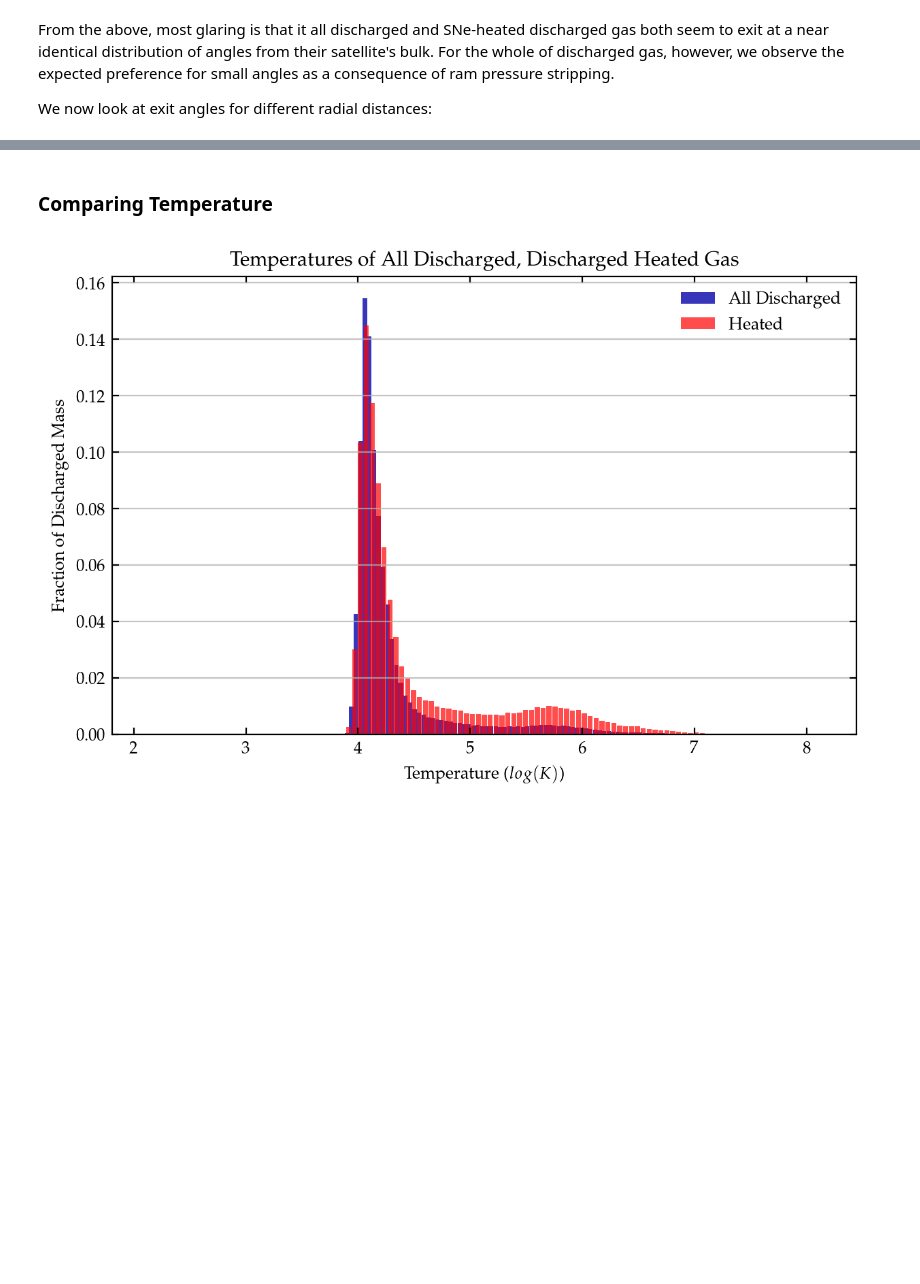
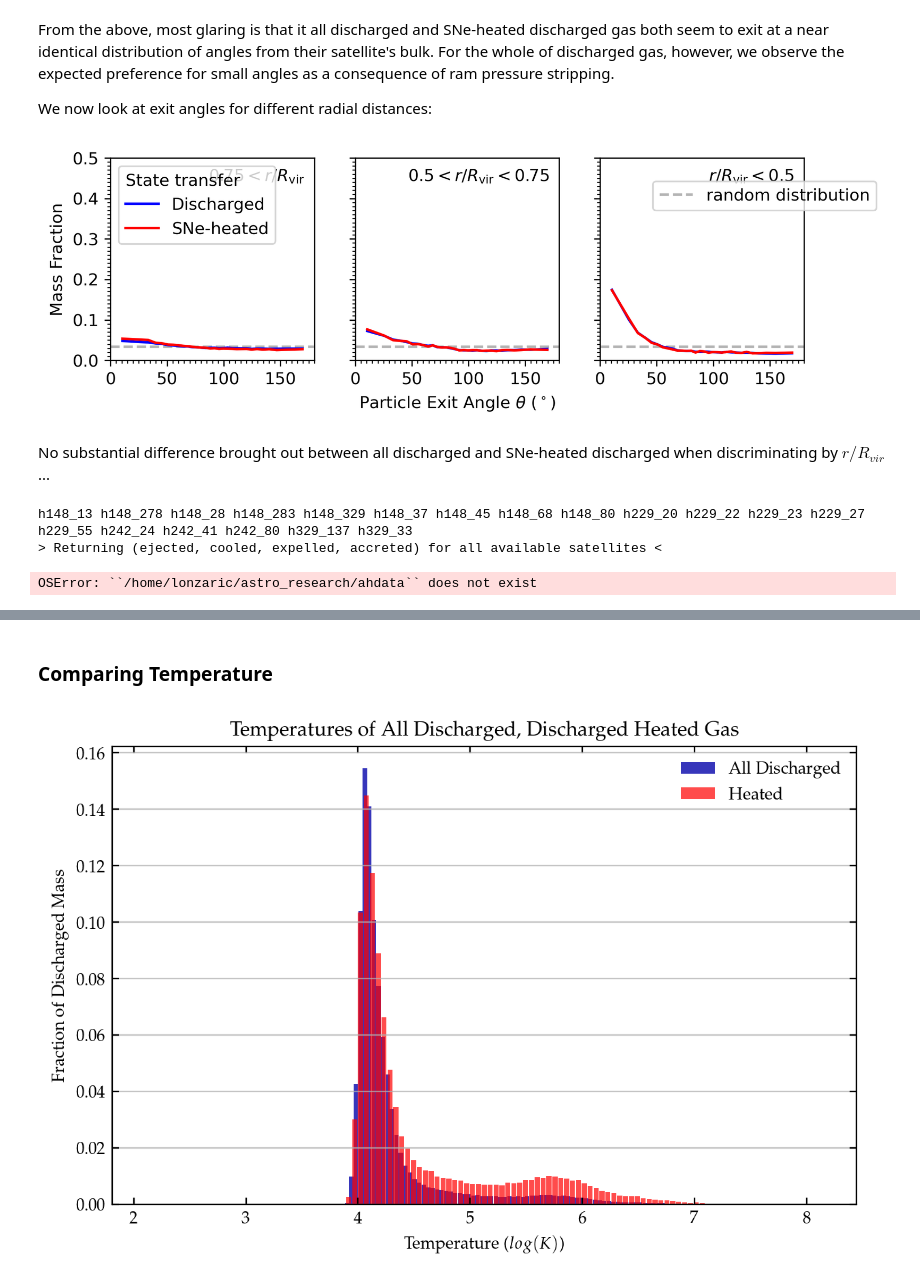
Before and after one commit to leoglonz/Astro_map, a Jupyter notebook: StellarFeedback_p1.ipynb, the cells around one changed output, grey strips where cells are left out. Saved outputs shown, nothing was run; the diff lists cells and outputs as text; code cells hidden in the pictures; blank space fills up the shorter version.

```diff
--- a/StellarFeedback_p1.ipynb
+++ b/StellarFeedback_p1.ipynb
@@ -606,75 +621,102 @@ From the above, most glaring is that it all discharged and SNe-heated discharged
 
 We now look at exit angles for different radial distances:
 # %%
-sat_pos = np.array([np.array(ejected.sat_Xc), np.array(ejected.sat_Yc), np.array(ejected.sat_Zc)]).T
-host_pos = np.array([np.array(ejected.host_Xc), np.array(ejected.host_Yc), np.array(ejected.host_Zc)]).T
+sat_pos = np.array([np.array(discharged.sat_Xc), np.array(discharged.sat_Yc), np.array(discharged.sat_Zc)]).T
+host_pos = np.array([np.array(discharged.host_Xc), np.array(discharged.host_Yc), np.array(discharged.host_Zc)]).T
 pos_rel = (sat_pos - host_pos)
 pos_mag1 = np.sqrt(pos_rel[:,0]**2 + pos_rel[:,1]**2 + pos_rel[:,2]**2)
-pos_mag1 /= np.array(ejected.hostRvir)
+pos_mag1 /= np.array(discharged.hostRvir)
 
-sat_pos = np.array([np.array(expelled.sat_Xc), np.array(expelled.sat_Yc), np.array(expelled.sat_Zc)]).T
-host_pos = np.array([np.array(expelled.host_Xc), np.array(expelled.host_Yc), np.array(expelled.host_Zc)]).T
+sat_pos = np.array([np.array(heated.sat_Xc), np.array(heated.sat_Yc), np.array(heated.sat_Zc)]).T
+host_pos = np.array([np.array(heated.host_Xc), np.array(heated.host_Yc), np.array(heated.host_Zc)]).T
 pos_rel = (sat_pos - host_pos)
 pos_mag2 = np.sqrt(pos_rel[:,0]**2 + pos_rel[:,1]**2 + pos_rel[:,2]**2)
-pos_mag2 /= np.array(expelled.hostRvir)
+pos_mag2 /= np.array(heated.hostRvir)
 
 fig,ax = plt.subplots(1,3, dpi=300, figsize=(7.5,2.2), sharey=True)
 
 # leftmost ax will be r > 0.75
 ax[0].annotate(r'$0.75 < r/R_{\rm vir}$',(0.95,0.95),xycoords='axes fraction',ha='right',va='top')
 cond = pos_mag1 >= 0.75
-y1, bins = np.histogram(ejected.angle[cond], bins=bins, weights=ejected.mass[cond]/np.sum(ejected.mass[cond]))
-l1 = r'Ejected particles'
-ax[0].plot(bincenters, y1, label=l1, color='r')
+y1, bins = np.histogram(discharged.angle[cond], bins=bins, weights=discharged.mass[cond]/np.sum\
+    (discharged.mass[cond]))
+l1 = r'Discharged'
+ax[0].plot(bincenters, y1, label=l1, color='b')
 
 cond = pos_mag2 > 0.75
-y2, bins = np.histogram(expelled.angle[cond], bins=bins, weights=expelled.mass[cond]/np.sum(expelled.mass[cond]))
-l2 = r'Expelled particles'
-ax[0].plot(bincenters, y2, label=l2, color='b')
+y2, bins = np.histogram(heated.angle[cond], bins=bins, weights=heated.mass[cond]/np.sum(heated.mass[cond]))
+l2 = r'SNe-heated'
+ax[0].plot(bincenters, y2, label=l2, color='r')
 
 
 # middle ax will be 0.5 < r < 0.75
 ax[1].annotate(r'$0.5 < r/R_{\rm vir} < 0.75$',(0.95,0.95),xycoords='axes fraction',ha='right',va='top')
 cond = (pos_mag1 >= 0.5) & (pos_mag1 < 0.75)
-y1, bins = np.histogram(ejected.angle[cond], bins=bins, weights=ejected.mass[cond]/np.sum(ejected.mass[cond]))
-ax[1].plot(bincenters, y1, color='r')
+y1, bins = np.histogram(discharged.angle[cond], bins=bins, weights=discharged.mass[cond]/np.sum\
+    (discharged.mass[cond]))
+ax[1].plot(bincenters, y1, color='b')
 
 cond = (pos_mag2 >= 0.5) & (pos_mag2 < 0.75)
-y2, bins = np.histogram(expelled.angle[cond], bins=bins, weights=expelled.mass[cond]/np.sum(expelled.mass[cond]))
-ax[1].plot(bincenters, y2, color='b')
+y2, bins = np.histogram(heated.angle[cond], bins=bins, weights=heated.mass[cond]/np.sum(heated.mass[cond]))
+ax[1].plot(bincenters, y2, color='r')
 
 
 # rightmost ax will be r < 0.5
 ax[2].annotate(r'$r/R_{\rm vir} < 0.5$',(0.95,0.95),xycoords='axes fraction',ha='right',va='top')
 cond = pos_mag1 < 0.5
-y1, bins = np.histogram(ejected.angle[cond], bins=bins, weights=ejected.mass[cond]/np.sum(ejected.mass[cond]))
-ax[2].plot(bincenters, y1, color='r')
+y1, bins = np.histogram(discharged.angle[cond], bins=bins, weights=discharged.mass[cond]/np.sum\
+    (discharged.mass[cond]))
+ax[2].plot(bincenters, y1, color='b')
 
 cond = pos_mag2 < 0.5
-y2, bins = np.histogram(expelled.angle[cond], bins=bins, weights=expelled.mass[cond]/np.sum(expelled.mass[cond]))
-ax[2].plot(bincenters, y2, color='b')
+y2, bins = np.histogram(heated.angle[cond], bins=bins, weights=heated.mass[cond]/np.sum(heated.mass[cond]))
+ax[2].plot(bincenters, y2, color='r')
 
 
 # plot the line that represents a random distribution
 percent = 1/N
 ax[0].plot([0,180],[percent,percent],linestyle='--',color='0.7',zorder=-1)
 ax[1].plot([0,180],[percent,percent],linestyle='--',color='0.7',zorder=-1)
 ax[2].plot([0,180],[percent,percent],linestyle='--',color='0.7',zorder=-1, label='random distribution')
 
 # add legends
 leg1 = ax[0].legend(title='State transfer', loc='upper left')
 leg1._legend_box.align = 'left'
 ax[2].legend(loc=(0.26,0.74))
 
 # labels and ticks and such
 ax[1].set_xlabel(r'Particle Exit Angle $\theta$ ($^\circ$)')
-ax[0].set_ylabel('Mass fraction')
+ax[0].set_ylabel('Mass Fraction')
 for a in ax:
     a.set_xlim(0,180)
     a.set_ylim(0,0.5)
 
     a.xaxis.set_minor_locator(mpl.ticker.MultipleLocator(5))
     a.yaxis.set_minor_locator(mpl.ticker.MultipleLocator(0.01))
 
 # plt.savefig('plots/theta_allsats_byR.pdf')
 plt.show()
+# %% [output]
+[figure, added]
+# %% [markdown]
+No substantial difference brought out between all discharged and SNe-heated discharged when discriminating by $r/R_{vir}$...
+# %%
+ejected, cooled, expelled, accreted_e = read_all_ejected_expelled()
+# %% [output]
+h148_13 h148_278 h148_28 h148_283 h148_329 h148_37 h148_45 h148_68 h148_80 h229_20 h229_22 h229_23 h229_27 h229_55 h242_24 h242_41 h242_80 h329_137 h329_33
+> Returning (ejected, cooled, expelled, accreted) for all available satellites <
+# %%
+path = '/home/lonzaric/astro_research/ahdata/ram_pressure.hdf5'
+ram_pressure = pd.DataFrame()
+
+with pd.HDFStore(path) as hdf:
+    keys = np.array([h[1:] for h in hdf.keys()])
+
+for key in keys:
+    d = pd.read_hdf(path, key=key)
+    d['key'] = key
+    ram_pressure = pd.concat([ram_pressure, d])
+
+ram_pressure.head()
+# %% [output]
+OSError: ``/home/lonzaric/astro_research/ahdata`` does not exist
```
Also changed, not shown: parts of 10 cells of this notebook, 2 other files.
